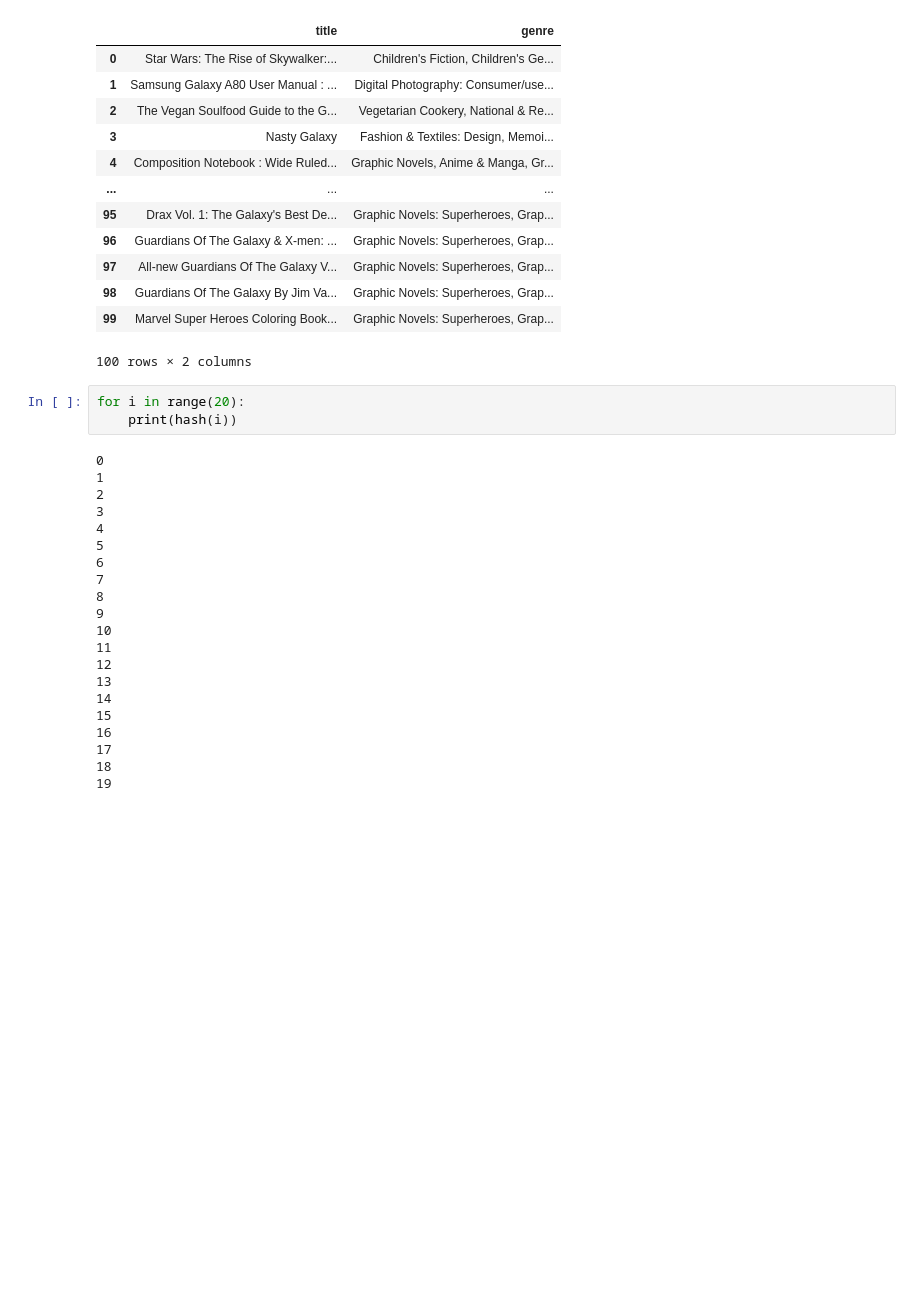
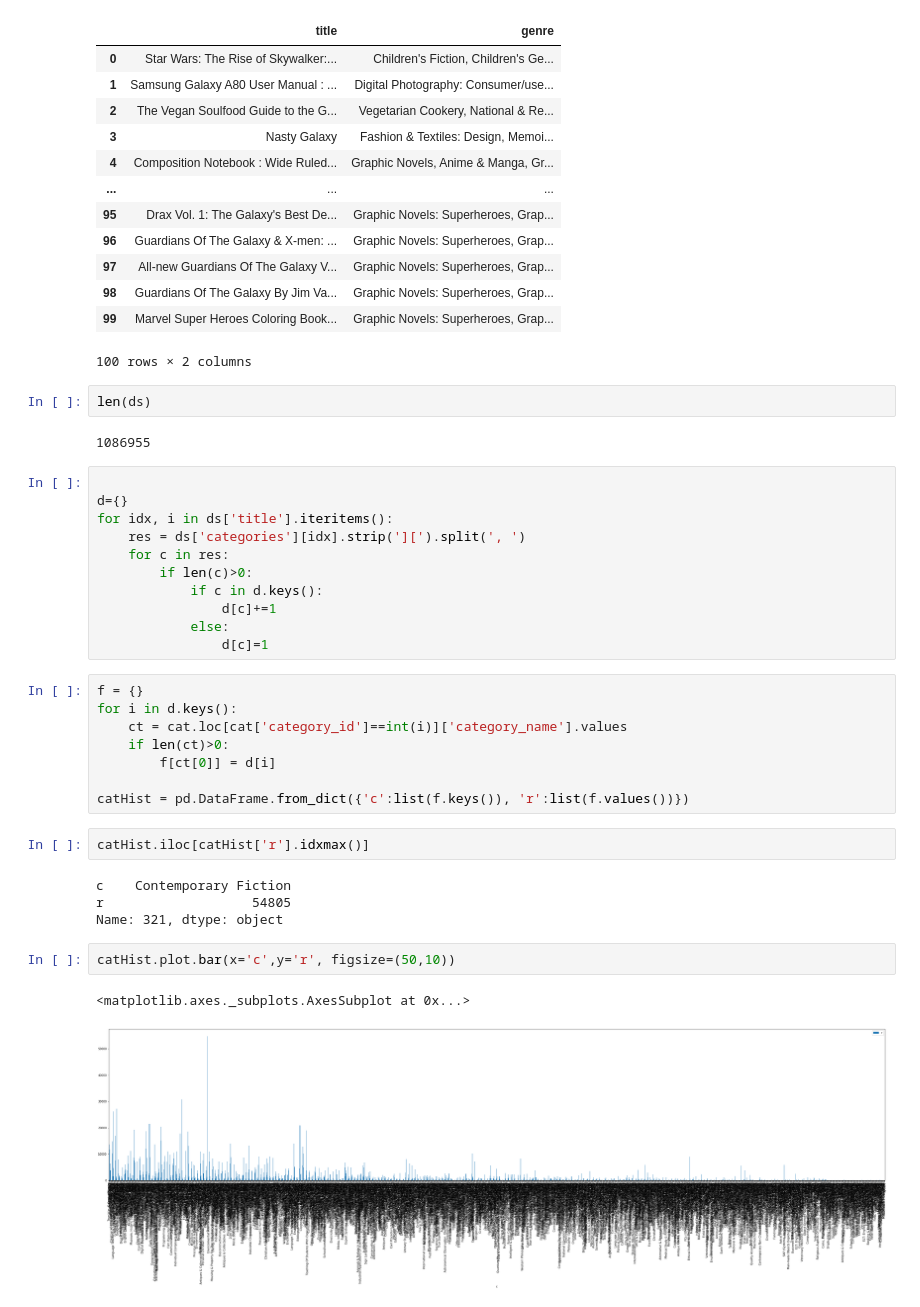
Before and after one commit to beyerly/ml_notes, a Jupyter notebook: book_dep_analysis/book_dep_analysis.ipynb, the cells around one changed output. Cells and saved outputs as stored; diff of their text form; blank space fills up the shorter version.

```diff
--- a/book_dep_analysis/book_dep_analysis.ipynb
+++ b/book_dep_analysis/book_dep_analysis.ipynb
@@ -50,27 +108,37 @@ q.head(100)
 | 98 | Guardians Of The Galaxy By Jim Va... | Graphic Novels: Superheroes, Grap... |
 | 99 | Marvel Super Heroes Coloring Book... | Graphic Novels: Superheroes, Grap... |
 100 rows × 2 columns
-# %%
-for i in range(20):
-    print(hash(i))
-# %% [output]
-0
-1
-2
-3
-4
-5
-6
-7
-8
-9
-10
-11
-12
-13
-14
-15
-16
-17
-18
-19
+# %%
+len(ds)
+# %% [output]
+1086955
+# %%
+
+d={}
+for idx, i in ds['title'].iteritems():
+    res = ds['categories'][idx].strip('][').split(', ')
+    for c in res:
+        if len(c)>0:
+            if c in d.keys():
+                d[c]+=1
+            else:
+                d[c]=1
+# %%
+f = {}
+for i in d.keys():
+    ct = cat.loc[cat['category_id']==int(i)]['category_name'].values
+    if len(ct)>0:
+        f[ct[0]] = d[i]
+
+catHist = pd.DataFrame.from_dict({'c':list(f.keys()), 'r':list(f.values())})
+# %%
+catHist.iloc[catHist['r'].idxmax()]
+# %% [output]
+c    Contemporary Fiction
+r                   54805
+Name: 321, dtype: object
+# %%
+catHist.plot.bar(x='c',y='r', figsize=(50,10))
+# %% [output]
+<matplotlib.axes._subplots.AxesSubplot at 0x...>
+[figure, added]
```
Also changed, not shown: parts of 6 cells of this notebook, 1 other file.
